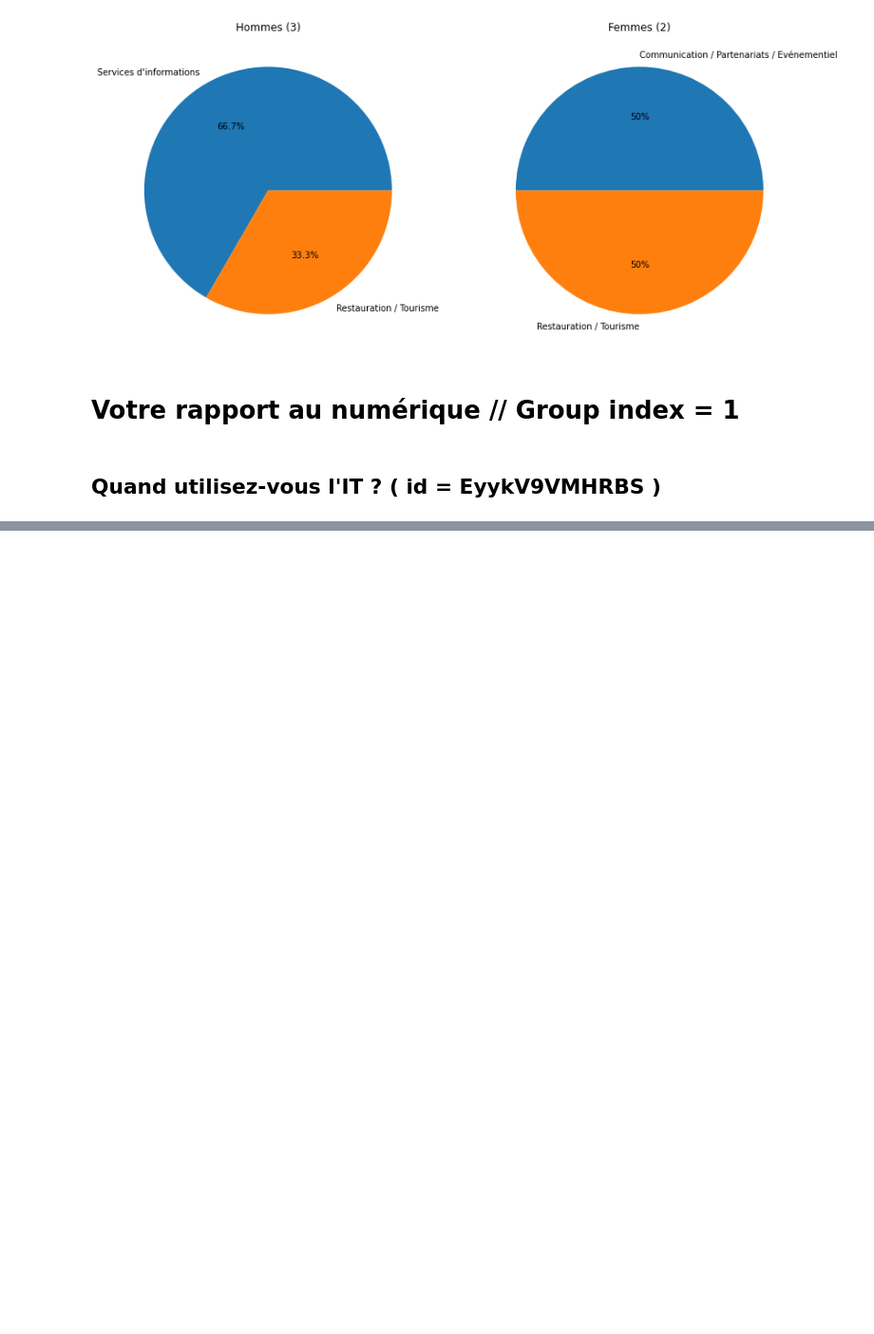
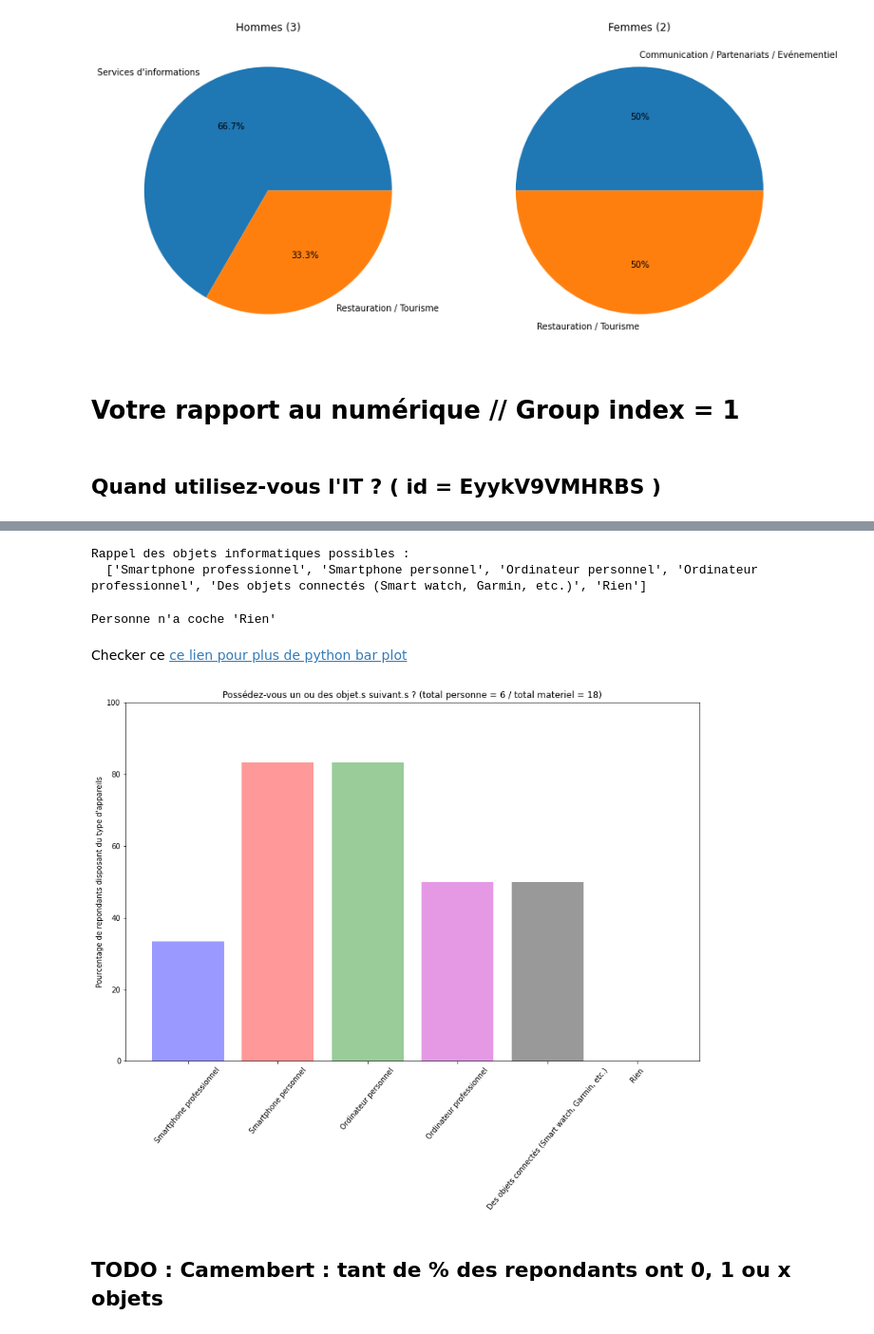
Before and after one commit to MaximoRose/QA_AnalyseResTypeForm, a Jupyter notebook: OpportuniteGP/OpportuniteGP.ipynb, the cells around one changed output, grey strips where cells are left out. Shown at 95% size. Drawn from its saved outputs; the diff is of its cells as text; code cells hidden in the pictures; blank space fills up the shorter version.

```diff
--- a/OpportuniteGP/OpportuniteGP.ipynb
+++ b/OpportuniteGP/OpportuniteGP.ipynb
@@ -356,0 +438,58 @@ multiple_choice
+# %%
+qidq = 'DeUtJwpfRd1O'
+# Get labels and results
+q_appareils, appareils_lbls, appareils_dtf = tfs.get_results(gidx=1,qid=qidq)
+
+# Rappel des options :
+print("Rappel des objets informatiques possibles :\n ",appareils_lbls)
+# %% [output]
+Rappel des objets informatiques possibles :
+  ['Smartphone professionnel', 'Smartphone personnel', 'Ordinateur personnel', 'Ordinateur professionnel', 'Des objets connectés (Smart watch, Garmin, etc.)', 'Rien']
+# %%
+cln_appareils_labels, cln_appareils_nb = mbr.clean_lists_multiplechoices_histogramme_rate(labels=appareils_lbls, values=appareils_dtf, nbreps = nb_responses)
+
+df_Rien = tfs.get_question_specific_resp_dtf(gidx=1, qid=qidq, label='Rien')
+
+nb_cyberminimaliste = 0
+
+if df_Rien is not None :
+    nb_cyberminimaliste = str(df_Rien.shape[0])
+    print ("On a trouve "+nb_cyberminimaliste+ " cyberminimalistes")
+else :
+    print("Personne n'a coche 'Rien'")
+
+nb_valid_resp = 0
+for i in range(len(appareils_dtf)) :
+    nb_valid_resp += appareils_dtf[i].shape[0]
+
+nb_valid_resp -= nb_cyberminimaliste
+# %% [output]
+Personne n'a coche 'Rien'
+# %% [markdown]
+Checker ce [ce lien pour plus de python bar plot](https://stackoverflow.com/questions/53781812/how-to-change-rotation-of-xticks-in-matplotlib)
+# %%
+from itertools import cycle, islice
+
+# Transform values to rate
+rates_appareil = []
+for i in range(len(cln_appareils_nb)) :
+    ratea = (cln_appareils_nb[i] / nb_responses) * 100
+    rates_appareil.append(ratea)
+
+## Initialize color
+# Make a list by cycling through the colors you care about
+# to match the length of your data.
+my_colors = list(islice(cycle(['b', 'r', 'g', 'm', 'k']), None, len(rates_appareil)))
+
+# show plot
+fig = plt.figure(figsize =(14, 9))
+plt.xticks(rotation=50)
+plt.ylim([0,100])
+plt.ylabel("Pourcentage de repondants disposant du type d'appareils")
+plt.bar(cln_appareils_labels, rates_appareil, color = my_colors, alpha=0.4)
+plt.title(q_appareils + " (total personne = "+str(nb_responses)+" / total materiel = " + str(nb_valid_resp) + ")")
+plt.show()
+# %% [output]
+[figure, added]
+# %% [markdown]
+## TODO : Camembert : tant de % des repondants ont 0, 1 ou x objets
```
Also changed, not shown: parts of 24 cells of this notebook, 2 other files.
